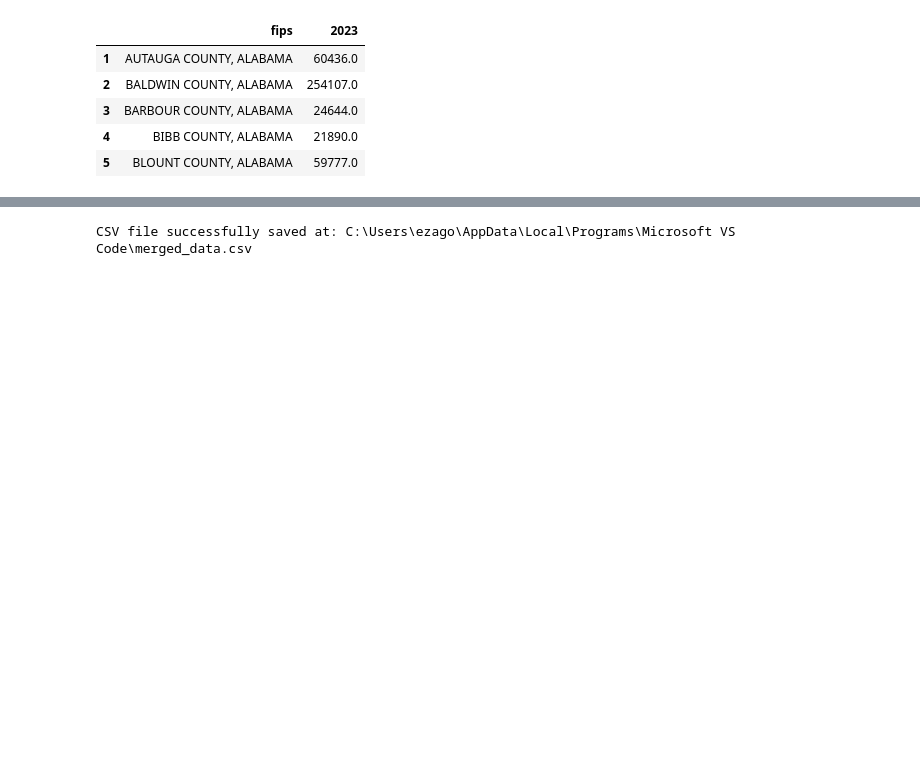
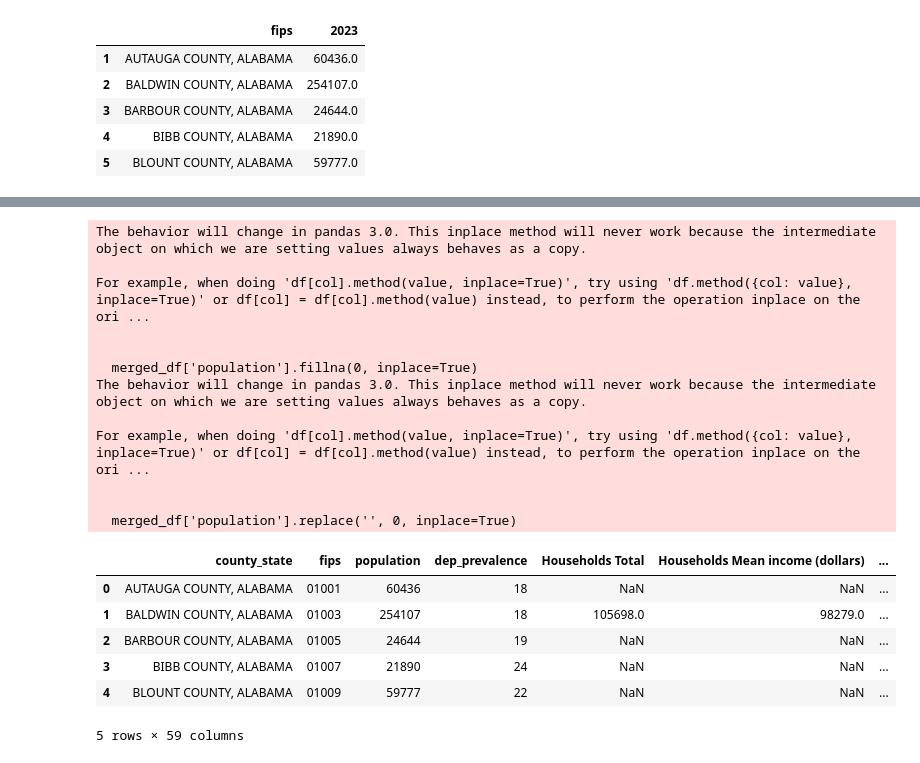
Before and after one commit to EZags/Milliman-Project-2025, a Jupyter notebook: 1_Data_Import_Clean.ipynb, the cells around one changed output, grey strips where cells are left out. Cells and saved outputs as stored; diff of their text form; code cells hidden in the pictures; blank space fills up the shorter version.

```diff
--- a/1_Data_Import_Clean.ipynb
+++ b/1_Data_Import_Clean.ipynb
@@ -376,15 +377,41 @@ merged_df.head()
-# %%
-# Save the dataframe to CSV and verify the file was created
-import os
-
-# Save to CSV
-csv_path = 'merged_data.csv'
-merged_df.to_csv(csv_path, index=False)
-
-# Verify file exists and print location
-if os.path.exists(csv_path):
-    print(f"CSV file successfully saved at: {os.path.abspath(csv_path)}")
-else:
-    print("Error: CSV file was not created")
-# %% [output]
-CSV file successfully saved at: C:\Users\ezago\AppData\Local\Programs\Microsoft VS Code\merged_data.csv
+# %%
+# Drops the fips_y column and renames fips_x to fips
+merged_df.drop(columns=['fips_y'], inplace=True)
+merged_df.rename(columns={'fips_x': 'fips'}, inplace=True)
+
+# Rename the last column to "population"
+merged_df.rename(columns={merged_df.columns[-1]: 'population'}, inplace=True)
+
+
+# Fill NA and missing values in the population column with 0
+merged_df['population'].fillna(0, inplace=True)
+merged_df['population'].replace('', 0, inplace=True)
+
+# Convert the population column to an integer
+merged_df['population'] = merged_df['population'].astype(int)
+
+#Move the population column to column 2
+merged_df = merged_df[['county_state', 'fips', 'population'] + [col for col in merged_df.columns if col not in ['county_state', 'fips', 'population']] ]
+
+# Display the first 5 rows of the merged_df DataFrame
+merged_df.head()
+# %% [output]
+The behavior will change in pandas 3.0. This inplace method will never work because the intermediate object on which we are setting values always behaves as a copy.
+
+For example, when doing 'df[col].method(value, inplace=True)', try using 'df.method({col: value}, inplace=True)' or df[col] = df[col].method(value) instead, to perform the operation inplace on the ori ...
+
+
+  merged_df['population'].fillna(0, inplace=True)
+The behavior will change in pandas 3.0. This inplace method will never work because the intermediate object on which we are setting values always behaves as a copy.
+
+For example, when doing 'df[col].method(value, inplace=True)', try using 'df.method({col: value}, inplace=True)' or df[col] = df[col].method(value) instead, to perform the operation inplace on the ori ...
+
+
+  merged_df['population'].replace('', 0, inplace=True)
+|  | county_state | fips | population | dep_prevalence | Households Total | Households Mean income (dollars) | ... |
+| 0 | AUTAUGA COUNTY, ALABAMA | 01001 | 60436 | 18 | NaN | NaN | ... |
+| 1 | BALDWIN COUNTY, ALABAMA | 01003 | 254107 | 18 | 105698.0 | 98279.0 | ... |
+| 2 | BARBOUR COUNTY, ALABAMA | 01005 | 24644 | 19 | NaN | NaN | ... |
+| 3 | BIBB COUNTY, ALABAMA | 01007 | 21890 | 24 | NaN | NaN | ... |
+| 4 | BLOUNT COUNTY, ALABAMA | 01009 | 59777 | 22 | NaN | NaN | ... |
+5 rows × 59 columns
```
Also changed, not shown: parts of 3 cells of this notebook.
